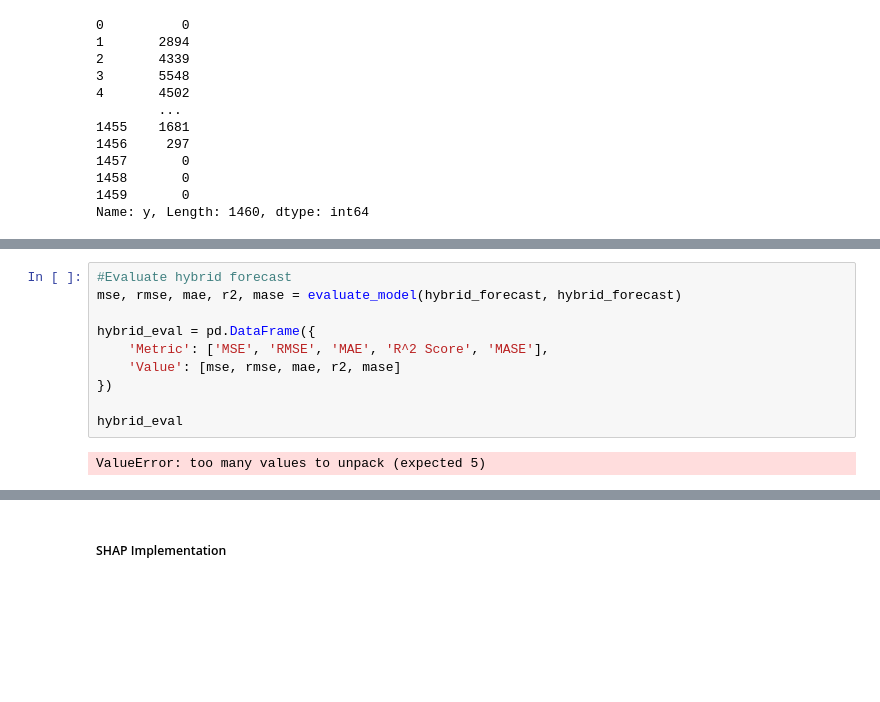
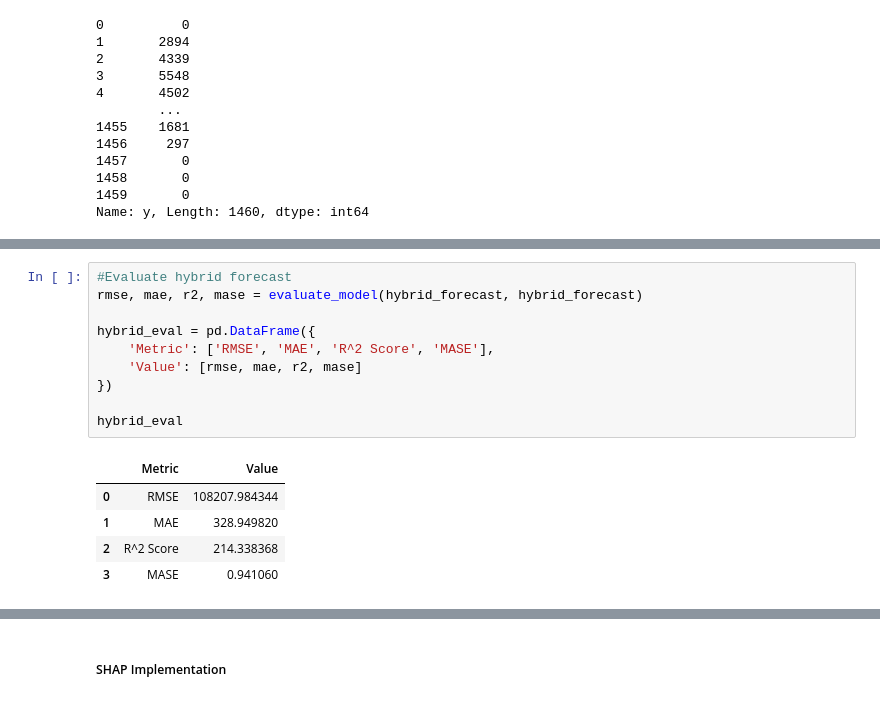
Before and after one commit to fdemberga2/Hoshino, a Jupyter notebook: XAI/SHAP2.ipynb, the cells around one changed output, grey strips where cells are left out. Drawn from its saved outputs; the diff is of its cells as text; blank space fills up the shorter version.

```diff
--- a/XAI/SHAP2.ipynb
+++ b/XAI/SHAP2.ipynb
@@ -666,13 +704,17 @@ forecast
 Name: yhat, Length: 1460, dtype: float64
 # %%
 #Evaluate hybrid forecast
-mse, rmse, mae, r2, mase = evaluate_model(hybrid_forecast, hybrid_forecast)
+rmse, mae, r2, mase = evaluate_model(hybrid_forecast, hybrid_forecast)
 
 hybrid_eval = pd.DataFrame({
-    'Metric': ['MSE', 'RMSE', 'MAE', 'R^2 Score', 'MASE'],
-    'Value': [mse, rmse, mae, r2, mase]
+    'Metric': ['RMSE', 'MAE', 'R^2 Score', 'MASE'],
+    'Value': [rmse, mae, r2, mase]
 })
 
 hybrid_eval
 # %% [output]
-ValueError: too many values to unpack (expected 5)
+|  | Metric | Value |
+| 0 | RMSE | 108207.984344 |
+| 1 | MAE | 328.949820 |
+| 2 | R^2 Score | 214.338368 |
+| 3 | MASE | 0.941060 |
```
Also changed, not shown: parts of 27 cells of this notebook.
